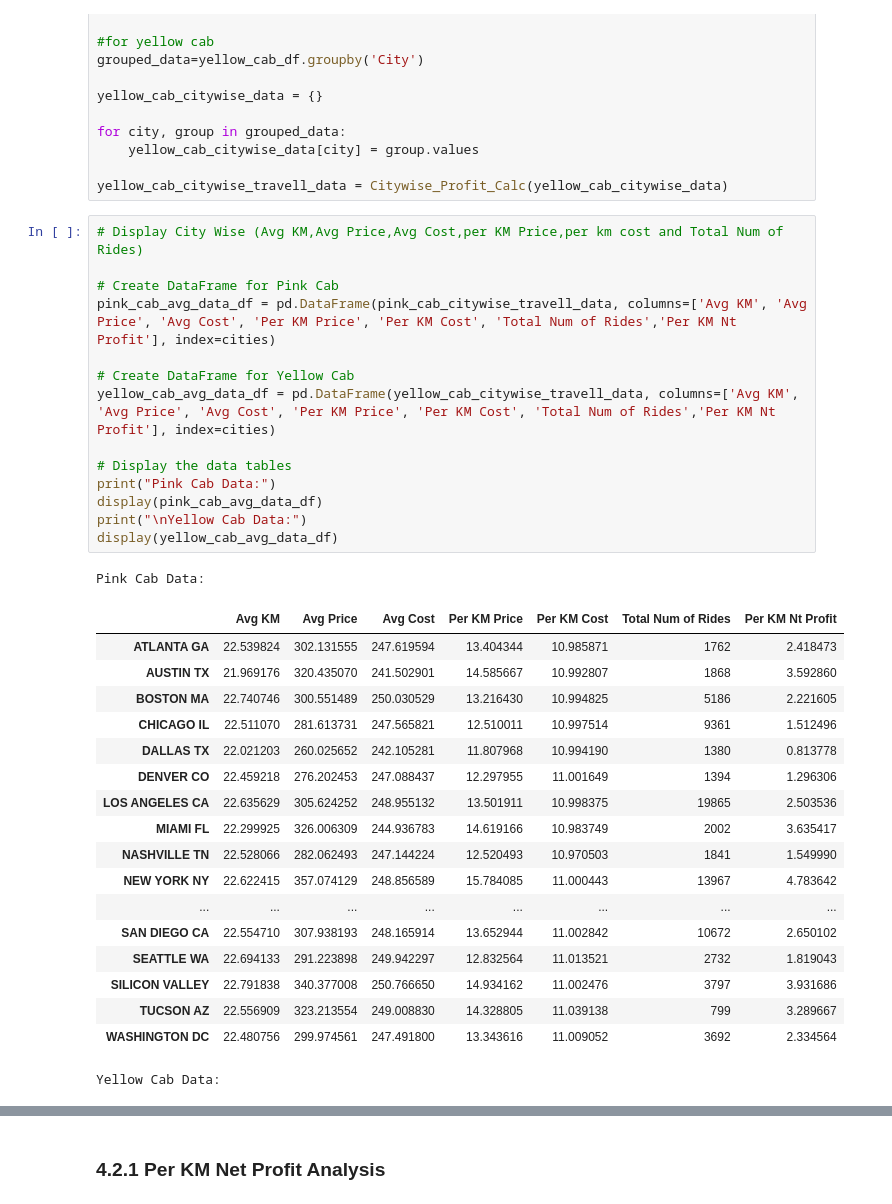
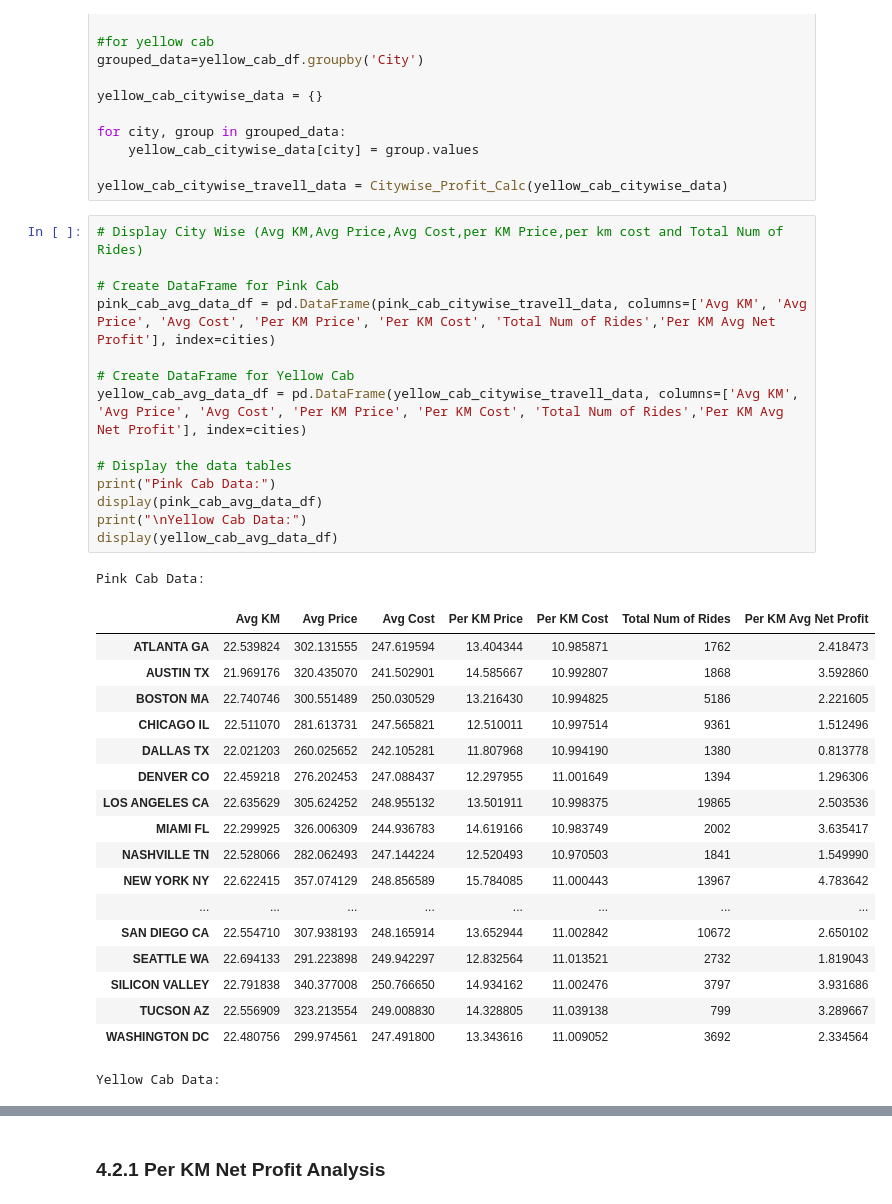
Before and after one commit to Madhvik-Bhalani/VC, a Jupyter notebook: week 2/EDA_Notebook.ipynb, the cells around one changed output, grey strips where cells are left out. Cells and saved outputs as stored; diff of their text form.

```diff
--- a/week 2/EDA_Notebook.ipynb
+++ b/week 2/EDA_Notebook.ipynb
@@ -320,20 +320,20 @@ yellow_cab_citywise_travell_data = Citywise_Profit_Calc(yellow_cab_citywise_data
 # %%
 # Display City Wise (Avg KM,Avg Price,Avg Cost,per KM Price,per km cost and Total Num of Rides)
 
 # Create DataFrame for Pink Cab
-pink_cab_avg_data_df = pd.DataFrame(pink_cab_citywise_travell_data, columns=['Avg KM', 'Avg Price', 'Avg Cost', 'Per KM Price', 'Per KM Cost', 'Total Num of Rides','Per KM Nt Profit'], index=cities)
+pink_cab_avg_data_df = pd.DataFrame(pink_cab_citywise_travell_data, columns=['Avg KM', 'Avg Price', 'Avg Cost', 'Per KM Price', 'Per KM Cost', 'Total Num of Rides','Per KM Avg Net Profit'], index=cities)
 
 # Create DataFrame for Yellow Cab
-yellow_cab_avg_data_df = pd.DataFrame(yellow_cab_citywise_travell_data, columns=['Avg KM', 'Avg Price', 'Avg Cost', 'Per KM Price', 'Per KM Cost', 'Total Num of Rides','Per KM Nt Profit'], index=cities)
+yellow_cab_avg_data_df = pd.DataFrame(yellow_cab_citywise_travell_data, columns=['Avg KM', 'Avg Price', 'Avg Cost', 'Per KM Price', 'Per KM Cost', 'Total Num of Rides','Per KM Avg Net Profit'], index=cities)
 
 # Display the data tables
 print("Pink Cab Data:")
 display(pink_cab_avg_data_df)
 print("\nYellow Cab Data:")
 display(yellow_cab_avg_data_df)
 # %% [output]
 Pink Cab Data:
-|  | Avg KM | Avg Price | Avg Cost | Per KM Price | Per KM Cost | Total Num of Rides | Per KM Nt Profit |
+|  | Avg KM | Avg Price | Avg Cost | Per KM Price | Per KM Cost | Total Num of Rides | Per KM Avg Net Profit |
 | ATLANTA GA | 22.539824 | 302.131555 | 247.619594 | 13.404344 | 10.985871 | 1762 | 2.418473 |
 | AUSTIN TX | 21.969176 | 320.435070 | 241.502901 | 14.585667 | 10.992807 | 1868 | 3.592860 |
 | BOSTON MA | 22.740746 | 300.551489 | 250.030529 | 13.216430 | 10.994825 | 5186 | 2.221605 |
```
Also changed, not shown: parts of 4 cells of this notebook.
